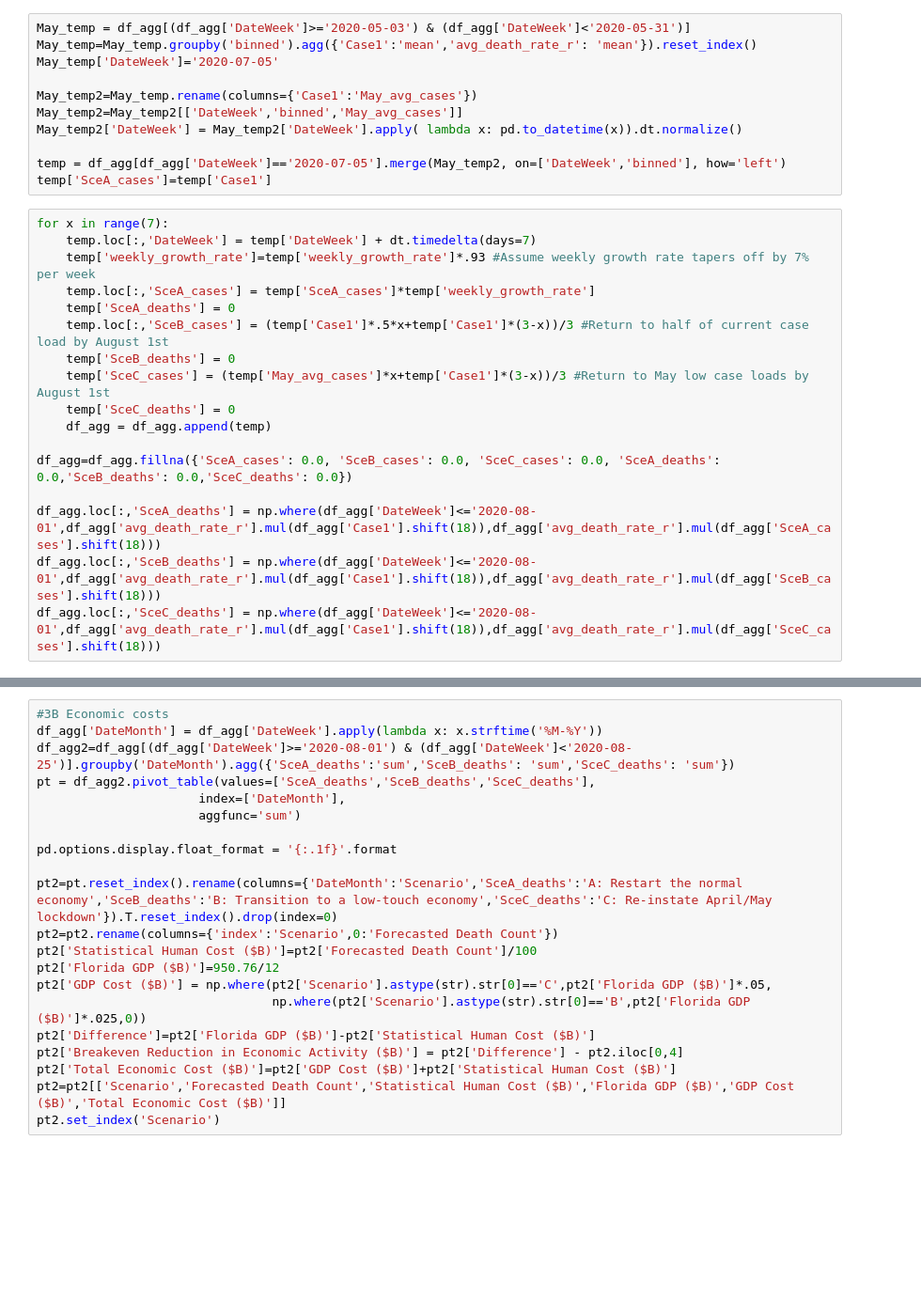
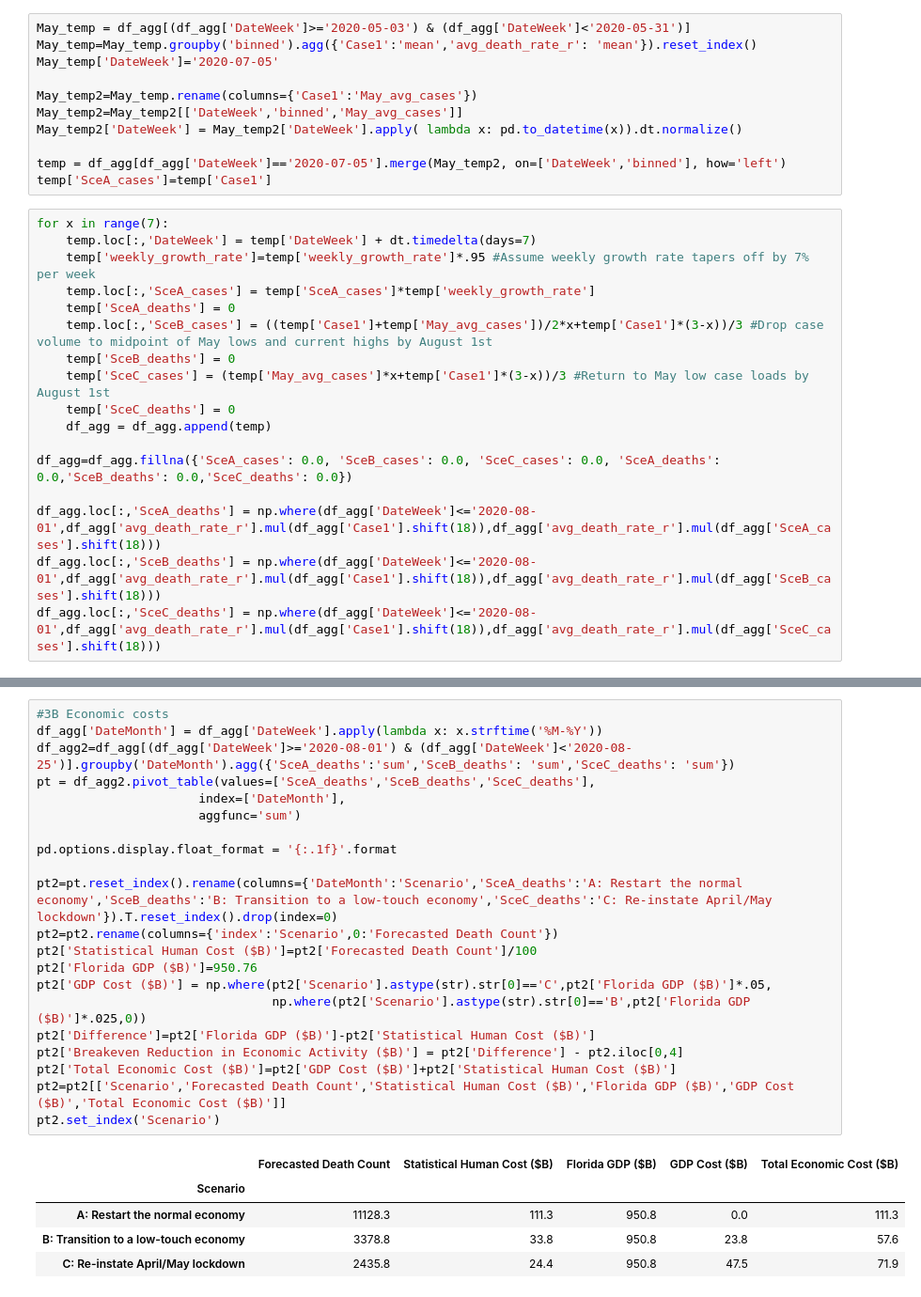
Before and after one commit to nathanfreystaetter/florida_covid_epicenter, a Jupyter notebook: florida_cases.ipynb, the cells around one changed output, grey strips where cells are left out. Shown at 94% size. Drawn from its saved outputs; the diff is of its cells as text; blank space fills up the shorter version.

Commit message:
updated analysis with annualized Florida GDP values

```diff
--- a/florida_cases.ipynb
+++ b/florida_cases.ipynb
@@ -281,10 +272,10 @@ temp['SceA_cases']=temp['Case1']
 # %%
 for x in range(7):
     temp.loc[:,'DateWeek'] = temp['DateWeek'] + dt.timedelta(days=7)
-    temp['weekly_growth_rate']=temp['weekly_growth_rate']*.93 #Assume weekly growth rate tapers off by 7% per week
+    temp['weekly_growth_rate']=temp['weekly_growth_rate']*.95 #Assume weekly growth rate tapers off by 7% per week
     temp.loc[:,'SceA_cases'] = temp['SceA_cases']*temp['weekly_growth_rate']
     temp['SceA_deaths'] = 0
-    temp.loc[:,'SceB_cases'] = (temp['Case1']*.5*x+temp['Case1']*(3-x))/3 #Return to half of current case load by August 1st
+    temp.loc[:,'SceB_cases'] = ((temp['Case1']+temp['May_avg_cases'])/2*x+temp['Case1']*(3-x))/3 #Drop case volume to midpoint of May lows and current highs by August 1st
     temp['SceB_deaths'] = 0
     temp['SceC_cases'] = (temp['May_avg_cases']*x+temp['Case1']*(3-x))/3 #Return to May low case loads by August 1st
     temp['SceC_deaths'] = 0
@@ -378,24 +391,30 @@ figA.show()
 # %%
 #3B Economic costs
 df_agg['DateMonth'] = df_agg['DateWeek'].apply(lambda x: x.strftime('%M-%Y'))
 df_agg2=df_agg[(df_agg['DateWeek']>='2020-08-01') & (df_agg['DateWeek']<'2020-08-25')].groupby('DateMonth').agg({'SceA_deaths':'sum','SceB_deaths': 'sum','SceC_deaths': 'sum'})
 pt = df_agg2.pivot_table(values=['SceA_deaths','SceB_deaths','SceC_deaths'],
                       index=['DateMonth'],
                       aggfunc='sum')
 
 pd.options.display.float_format = '{:.1f}'.format
 
 pt2=pt.reset_index().rename(columns={'DateMonth':'Scenario','SceA_deaths':'A: Restart the normal economy','SceB_deaths':'B: Transition to a low-touch economy','SceC_deaths':'C: Re-instate April/May lockdown'}).T.reset_index().drop(index=0)
 pt2=pt2.rename(columns={'index':'Scenario',0:'Forecasted Death Count'})
 pt2['Statistical Human Cost ($B)']=pt2['Forecasted Death Count']/100
-pt2['Florida GDP ($B)']=950.76/12
+pt2['Florida GDP ($B)']=950.76
 pt2['GDP Cost ($B)'] = np.where(pt2['Scenario'].astype(str).str[0]=='C',pt2['Florida GDP ($B)']*.05,
                                 np.where(pt2['Scenario'].astype(str).str[0]=='B',pt2['Florida GDP ($B)']*.025,0))
 pt2['Difference']=pt2['Florida GDP ($B)']-pt2['Statistical Human Cost ($B)']
 pt2['Breakeven Reduction in Economic Activity ($B)'] = pt2['Difference'] - pt2.iloc[0,4]
 pt2['Total Economic Cost ($B)']=pt2['GDP Cost ($B)']+pt2['Statistical Human Cost ($B)']
 pt2=pt2[['Scenario','Forecasted Death Count','Statistical Human Cost ($B)','Florida GDP ($B)','GDP Cost ($B)','Total Economic Cost ($B)']]
 pt2.set_index('Scenario')
+# %% [output]
+|  | Forecasted Death Count | Statistical Human Cost ($B) | Florida GDP ($B) | GDP Cost ($B) | Total Economic Cost ($B) |
+| Scenario |  |  |  |  |  |
+| A: Restart the normal economy | 11128.3 | 111.3 | 950.8 | 0.0 | 111.3 |
+| B: Transition to a low-touch economy | 3378.8 | 33.8 | 950.8 | 23.8 | 57.6 |
+| C: Re-instate April/May lockdown | 2435.8 | 24.4 | 950.8 | 47.5 | 71.9 |
 # %%
 import plotly.graph_objects as go
 
```
Also changed, not shown: parts of 5 cells of this notebook.
